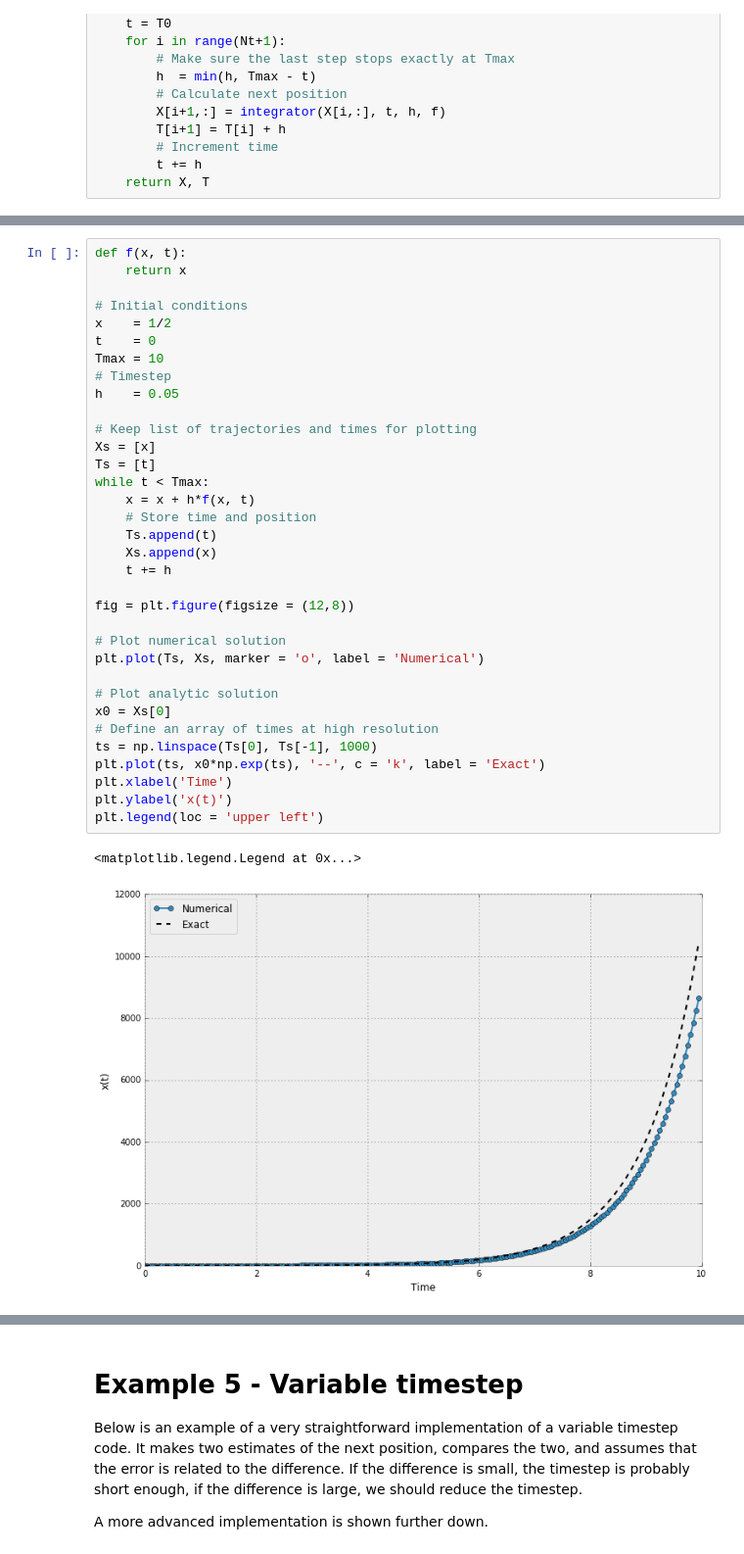
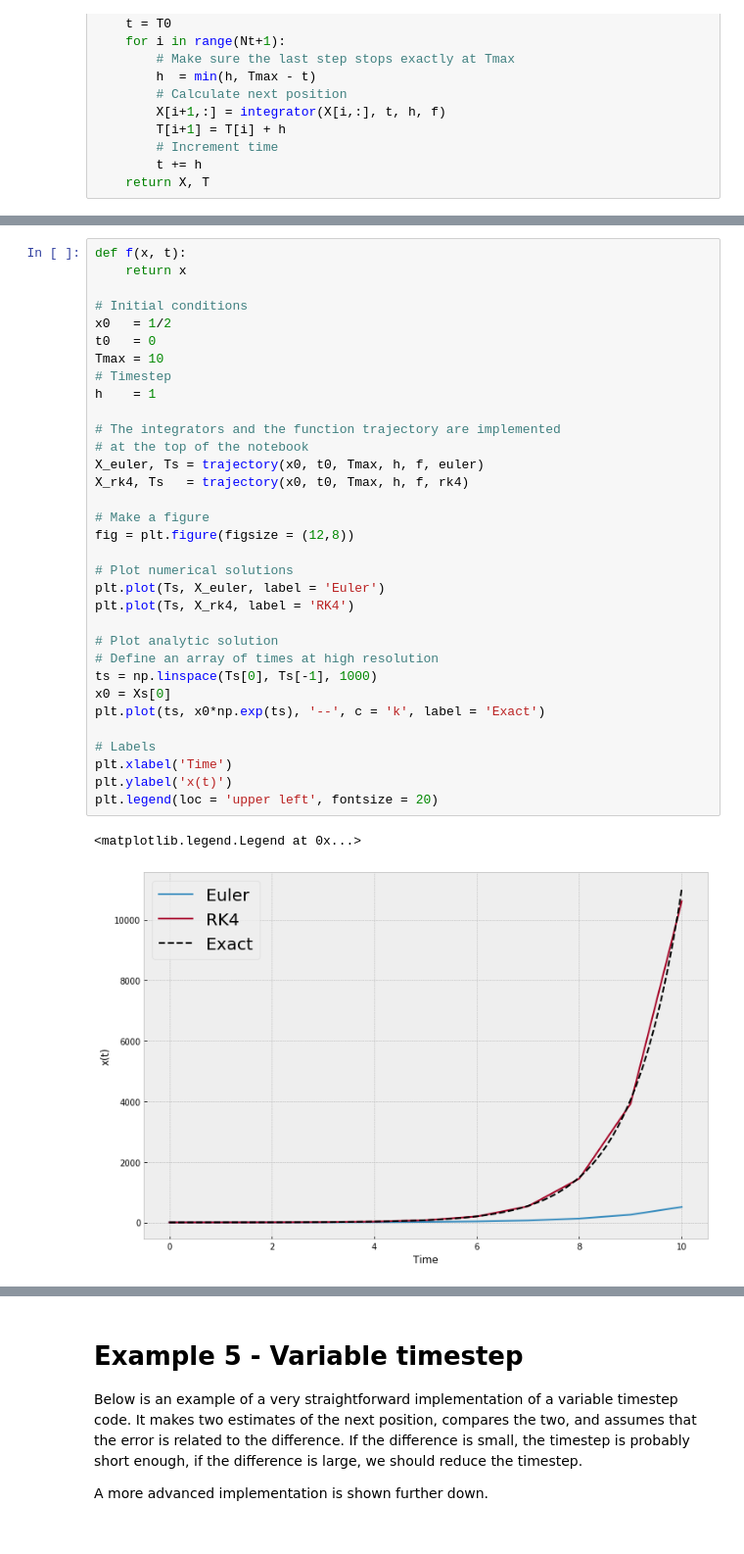
Before and after one commit to nordam/ComputationalPhysics, a Jupyter notebook: Notebooks/ODE.ipynb, the cells around one changed output, grey strips where cells are left out. Shown at 98% size. Saved outputs shown, nothing was run; the diff lists cells and outputs as text.

Commit message:
Updated ODE notebook with Implicit Euler method, and made some smaller adjustments

```diff
--- a/Notebooks/ODE.ipynb
+++ b/Notebooks/ODE.ipynb
@@ -96,37 +145,36 @@ $$ x(t) = x_0\mathrm{e}^t $$
 # %%
 def f(x, t):
     return x
 
 # Initial conditions
-x    = 1/2
-t    = 0
+x0   = 1/2
+t0   = 0
 Tmax = 10
 # Timestep
-h    = 0.05
+h    = 1
 
-# Keep list of trajectories and times for plotting
-Xs = [x]
-Ts = [t]
-while t < Tmax:
-    x = x + h*f(x, t)
-    # Store time and position
-    Ts.append(t)
-    Xs.append(x)
-    t += h
+# The integrators and the function trajectory are implemented
+# at the top of the notebook
+X_euler, Ts = trajectory(x0, t0, Tmax, h, f, euler)
+X_rk4, Ts   = trajectory(x0, t0, Tmax, h, f, rk4)
 
+# Make a figure
 fig = plt.figure(figsize = (12,8))
 
-# Plot numerical solution
-plt.plot(Ts, Xs, marker = 'o', label = 'Numerical')
+# Plot numerical solutions
+plt.plot(Ts, X_euler, label = 'Euler')
+plt.plot(Ts, X_rk4, label = 'RK4')
 
 # Plot analytic solution
-x0 = Xs[0]
 # Define an array of times at high resolution
 ts = np.linspace(Ts[0], Ts[-1], 1000)
+x0 = Xs[0]
 plt.plot(ts, x0*np.exp(ts), '--', c = 'k', label = 'Exact')
+
+# Labels
 plt.xlabel('Time')
 plt.ylabel('x(t)')
-plt.legend(loc = 'upper left')
+plt.legend(loc = 'upper left', fontsize = 20)
 # %% [output]
 <matplotlib.legend.Legend at 0x...>
-[figure, old version]
+[figure, new version]
```
Also changed, not shown: parts of 19 cells of this notebook.
